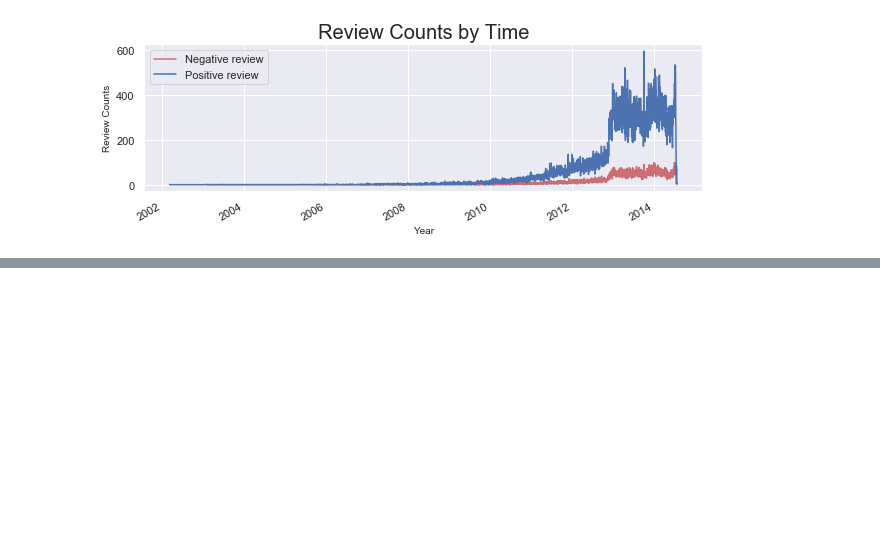
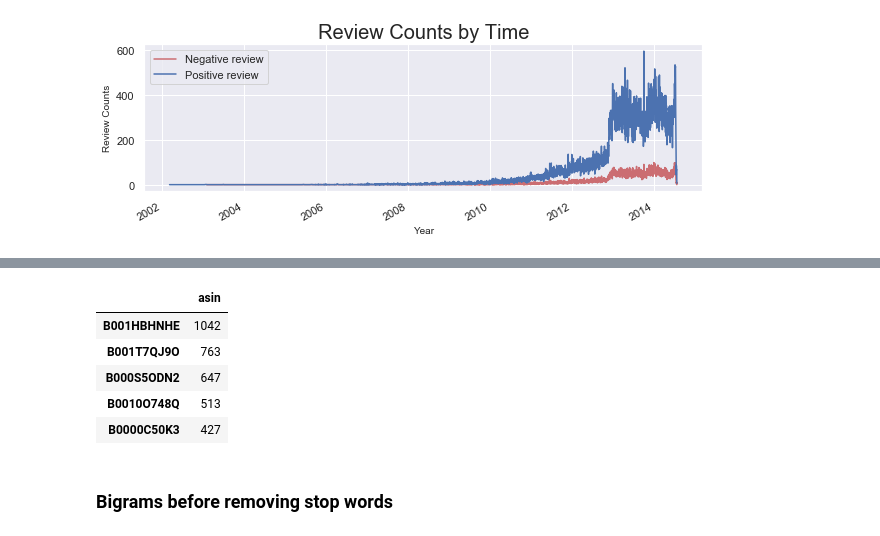
Before and after one commit to nortonlyr/MachineLearningExercises, a Jupyter notebook: NLP_Ex/NLP_AmazonReviewAnalysis.ipynb, the cells around one changed output, grey strips where cells are left out. Drawn from its saved outputs; the diff is of its cells as text; code cells hidden in the pictures; blank space fills up the shorter version.

```diff
--- a/NLP_Ex/NLP_AmazonReviewAnalysis.ipynb
+++ b/NLP_Ex/NLP_AmazonReviewAnalysis.ipynb
@@ -164,0 +185,12 @@ plt.show()
+# %%
+# Wchi products are the best seller regardless their rating
+best_seller = pd.DataFrame(df['asin'].value_counts()).sort_values(by='asin', ascending=False).iloc[:5]
+# %%
+best_seller
+# %% [output]
+|  | asin |
+| B001HBHNHE | 1042 |
+| B001T7QJ9O | 763 |
+| B000S5ODN2 | 647 |
+| B0010O748Q | 513 |
+| B0000C50K3 | 427 |
@@ -164,0 +204,2 @@ plt.show()
+# %% [markdown]
+### Bigrams before removing stop words
```
Also changed, not shown: parts of 6 cells of this notebook.
